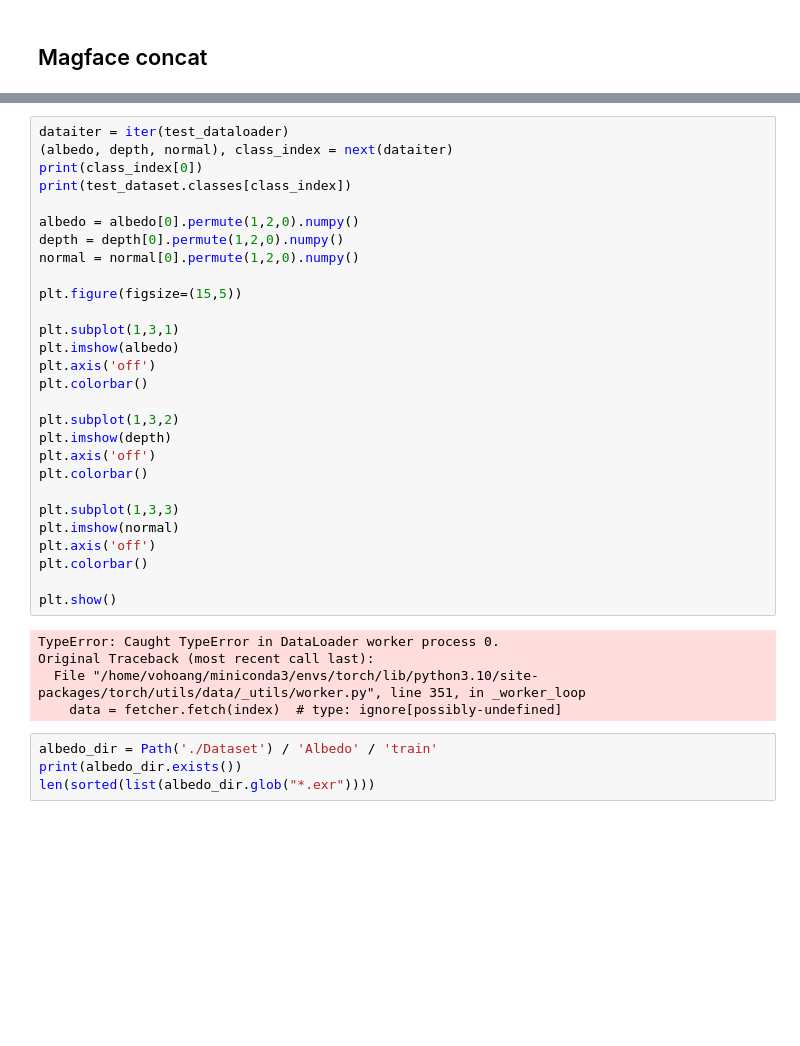
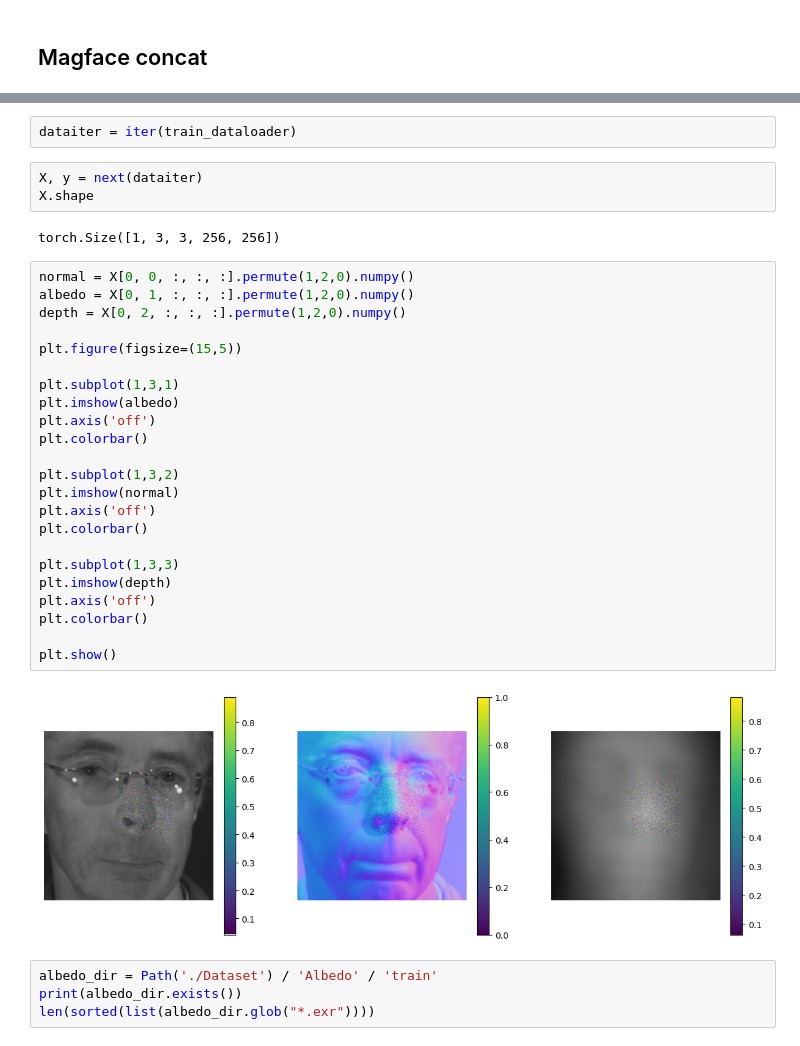
Before and after one commit to nkt780426/3d_face_recognition_magface, a Jupyter notebook: test.ipynb, the cells around one changed output, grey strips where cells are left out. Cells and saved outputs as stored; diff of their text form; blank space fills up the shorter version.

```diff
--- a/test.ipynb
+++ b/test.ipynb
@@ -611,36 +609,35 @@ test_dataloader = torch.utils.data.DataLoader(test_dataset, batch_size=1, shuffl
+# %%
+dataiter = iter(train_dataloader)
+# %%
+X, y = next(dataiter)
+X.shape
+# %% [output]
+torch.Size([1, 3, 3, 256, 256])
 # %%
-dataiter = iter(test_dataloader)
-(albedo, depth, normal), class_index = next(dataiter)
-print(class_index[0])
-print(test_dataset.classes[class_index])
-
-albedo = albedo[0].permute(1,2,0).numpy()
-depth = depth[0].permute(1,2,0).numpy()
-normal = normal[0].permute(1,2,0).numpy()
+normal = X[0, 0, :, :, :].permute(1,2,0).numpy()
+albedo = X[0, 1, :, :, :].permute(1,2,0).numpy()
+depth = X[0, 2, :, :, :].permute(1,2,0).numpy()
 
 plt.figure(figsize=(15,5))
 
 plt.subplot(1,3,1)
 plt.imshow(albedo)
 plt.axis('off')
 plt.colorbar()
 
 plt.subplot(1,3,2)
+plt.imshow(normal)
+plt.axis('off')
+plt.colorbar()
+
+plt.subplot(1,3,3)
 plt.imshow(depth)
 plt.axis('off')
 plt.colorbar()
 
-plt.subplot(1,3,3)
-plt.imshow(normal)
-plt.axis('off')
-plt.colorbar()
-
 plt.show()
 # %% [output]
-TypeError: Caught TypeError in DataLoader worker process 0.
-Original Traceback (most recent call last):
-  File "/home/vohoang/miniconda3/envs/torch/lib/python3.10/site-packages/torch/utils/data/_utils/worker.py", line 351, in _worker_loop
-    data = fetcher.fetch(index)  # type: ignore[possibly-undefined]
+[figure, added]
 # %%
 albedo_dir = Path('./Dataset') / 'Albedo' / 'train'
 print(albedo_dir.exists())
```
Also changed, not shown: parts of 4 cells of this notebook, 4 other files.
